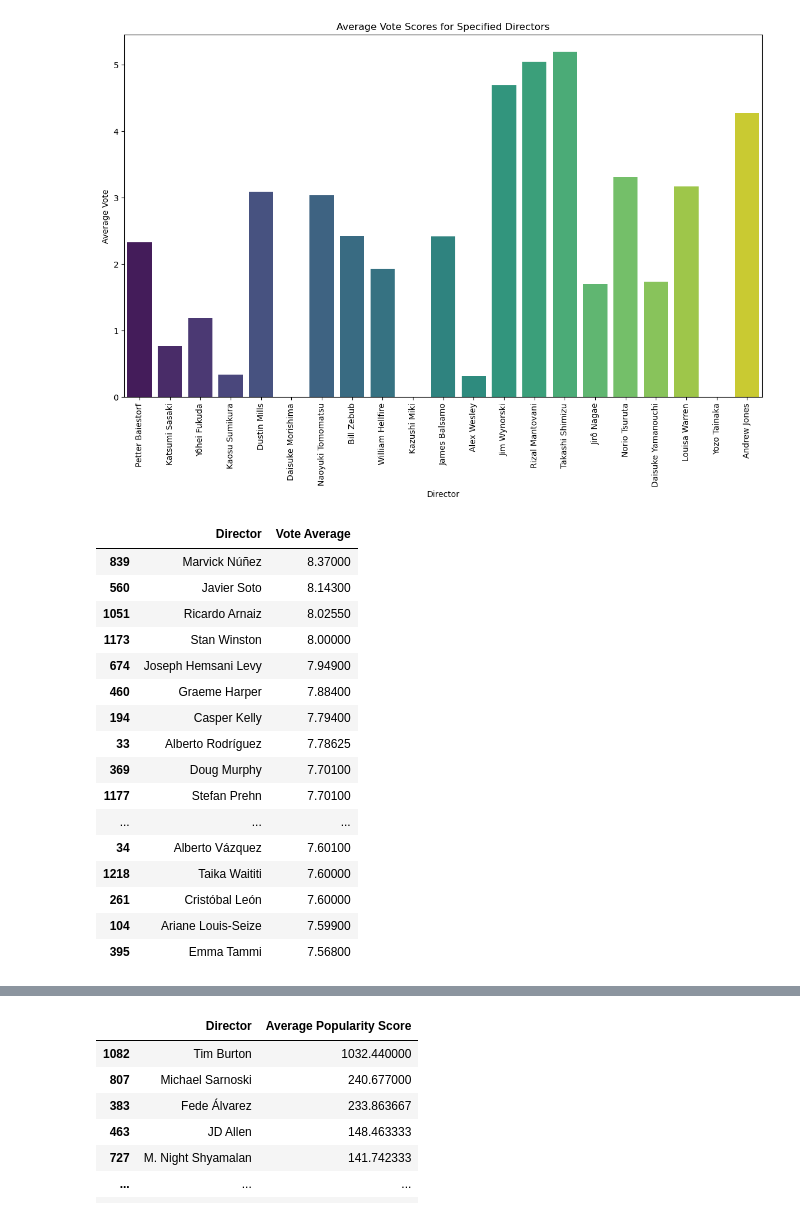
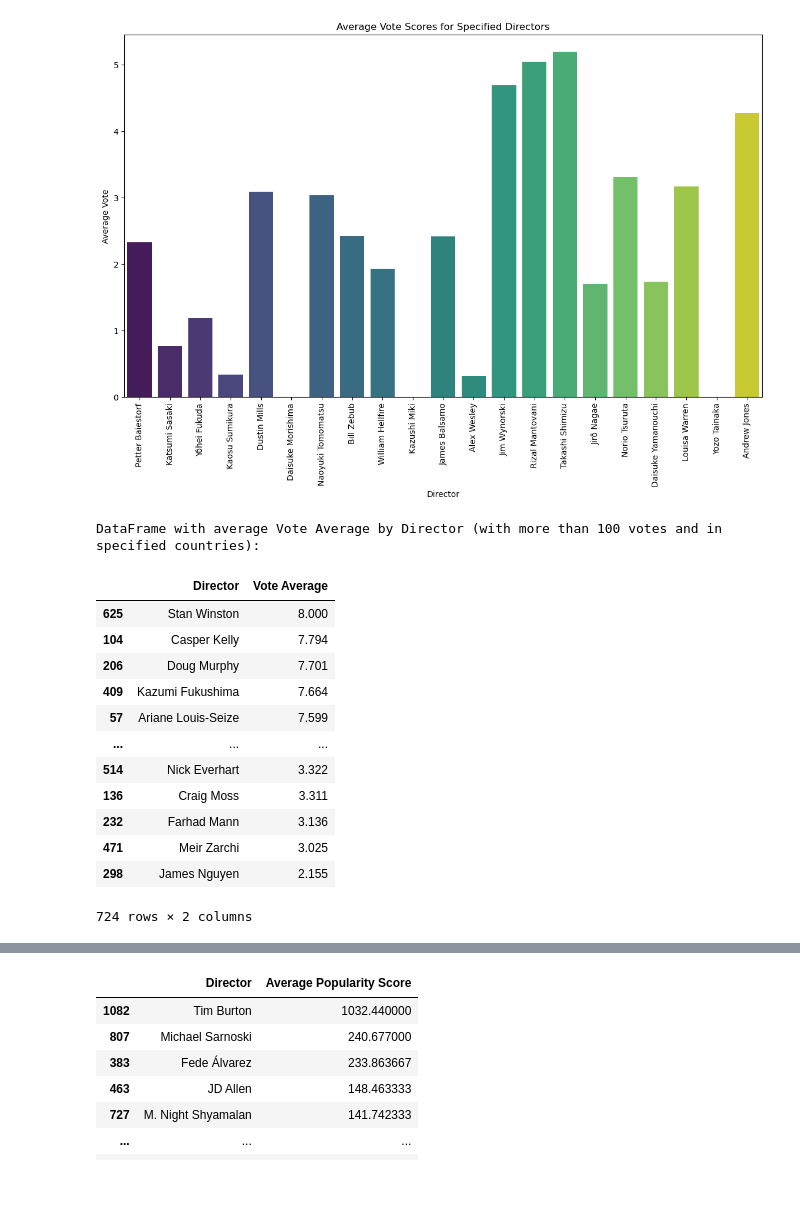
Before and after one commit to SahanJayalathQueens/Phase_2_Project, a Jupyter notebook: Notebooks/EDA_2.ipynb, the cells around one changed output, grey strips where cells are left out. Drawn from its saved outputs; the diff is of its cells as text; code cells hidden in the pictures; blank space fills up the shorter version.

```diff
--- a/Notebooks/EDA_2.ipynb
+++ b/Notebooks/EDA_2.ipynb
@@ -27,25 +64,27 @@ Passing `palette` without assigning `hue` is deprecated and will be removed in v
   sns.barplot(x='Director', y='Vote Average', data=vote_averages, palette='viridis')
 [figure]
 # %%
-filtered_df = df[df['Vote Count'] >= 100]
+filtered_countries = ['United States of America', 'Canada']
+filtered_df = df[(df['Vote Count'] >= 100) & (df['Production Countries'].isin(filtered_countries))]
+
 average_vote = filtered_df.groupby('Director')['Vote Average'].mean().reset_index()
+
 sorted_average_vote = average_vote.sort_values(by='Vote Average', ascending=False)
-sorted_average_vote.head(20)
+
+print("DataFrame with average Vote Average by Director (with more than 100 votes and in specified countries):")
+sorted_average_vote
 # %% [output]
+DataFrame with average Vote Average by Director (with more than 100 votes and in specified countries):
 |  | Director | Vote Average |
-| 839 | Marvick Núñez | 8.37000 |
-| 560 | Javier Soto | 8.14300 |
-| 1051 | Ricardo Arnaiz | 8.02550 |
-| 1173 | Stan Winston | 8.00000 |
-| 674 | Joseph Hemsani Levy | 7.94900 |
-| 460 | Graeme Harper | 7.88400 |
-| 194 | Casper Kelly | 7.79400 |
-| 33 | Alberto Rodríguez | 7.78625 |
-| 369 | Doug Murphy | 7.70100 |
-| 1177 | Stefan Prehn | 7.70100 |
+| 625 | Stan Winston | 8.000 |
+| 104 | Casper Kelly | 7.794 |
+| 206 | Doug Murphy | 7.701 |
+| 409 | Kazumi Fukushima | 7.664 |
+| 57 | Ariane Louis-Seize | 7.599 |
 | ... | ... | ... |
-| 34 | Alberto Vázquez | 7.60100 |
-| 1218 | Taika Waititi | 7.60000 |
-| 261 | Cristóbal León | 7.60000 |
-| 104 | Ariane Louis-Seize | 7.59900 |
-| 395 | Emma Tammi | 7.56800 |
+| 514 | Nick Everhart | 3.322 |
+| 136 | Craig Moss | 3.311 |
+| 232 | Farhad Mann | 3.136 |
+| 471 | Meir Zarchi | 3.025 |
+| 298 | James Nguyen | 2.155 |
+724 rows × 2 columns
```
Also changed, not shown: parts of 21 cells of this notebook, 5 other files.
